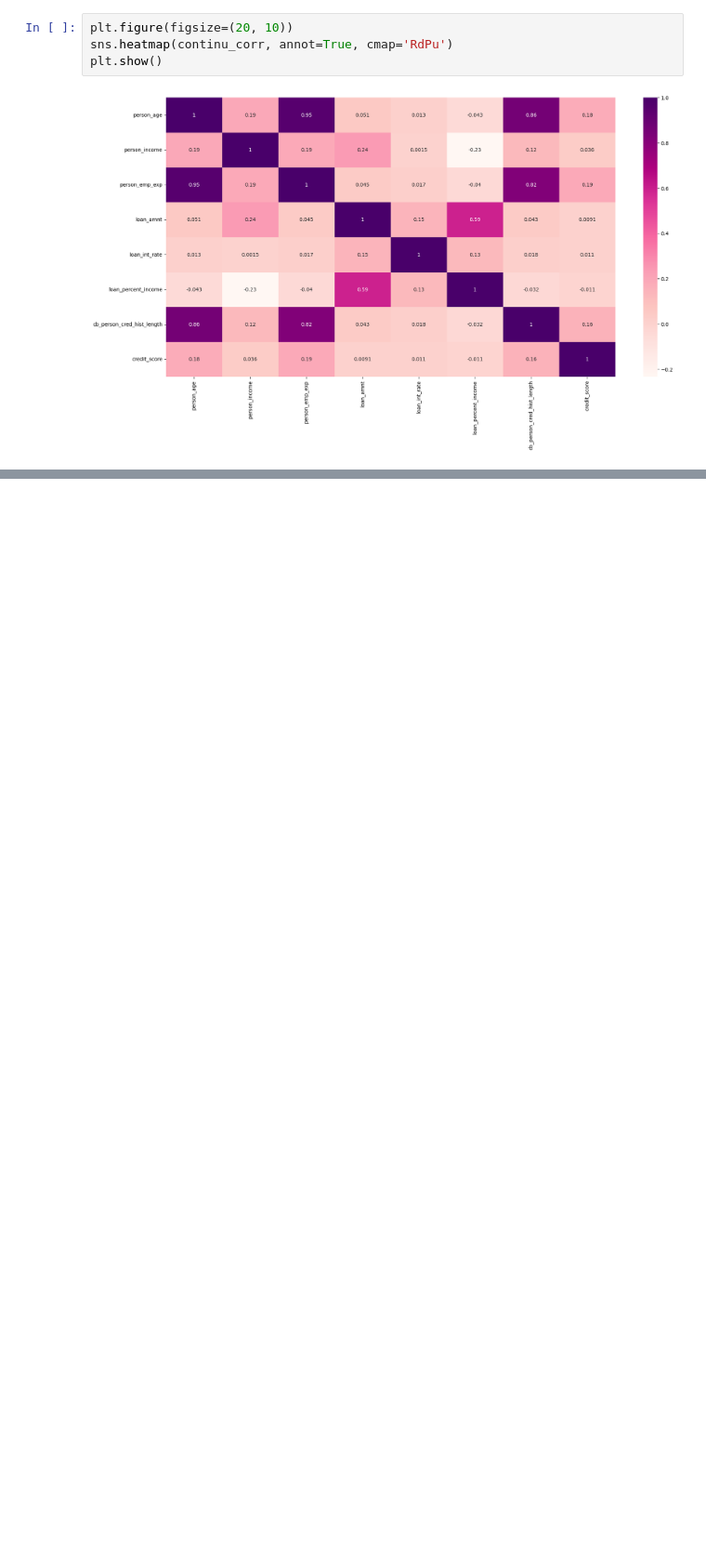
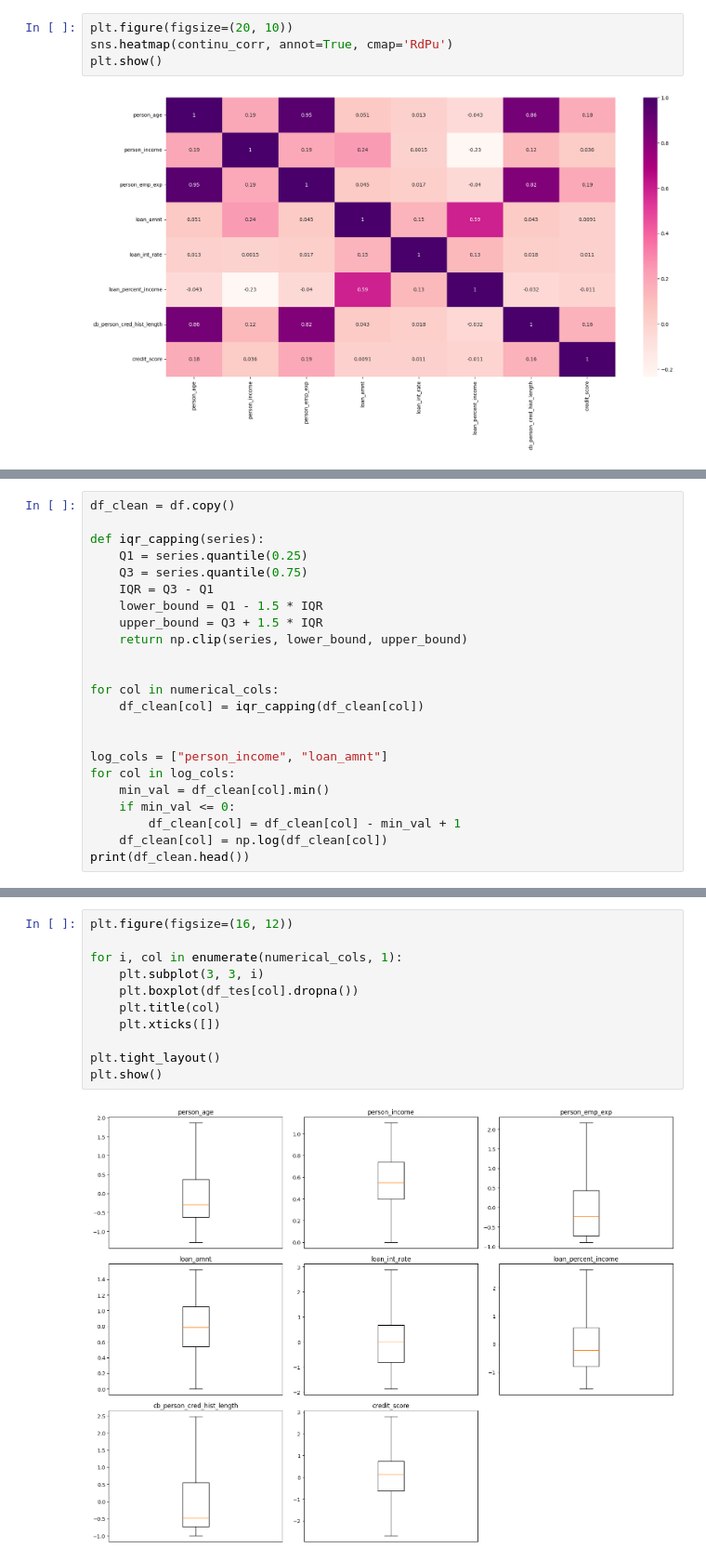
Before and after one commit to zaldiabdulhadi/eda-project-loan-dataset, a Jupyter notebook: EDA_Classification_and_Regression_Project.ipynb, the cells around one changed output, grey strips where cells are left out. Shown at 93% size. Saved outputs shown, nothing was run; the diff lists cells and outputs as text; blank space fills up the shorter version.

```diff
--- a/EDA_Classification_and_Regression_Project.ipynb
+++ b/EDA_Classification_and_Regression_Project.ipynb
@@ -114,0 +172,23 @@ plt.show()
+# %%
+df_clean = df.copy()
+
+def iqr_capping(series):
+    Q1 = series.quantile(0.25)
+    Q3 = series.quantile(0.75)
+    IQR = Q3 - Q1
+    lower_bound = Q1 - 1.5 * IQR
+    upper_bound = Q3 + 1.5 * IQR
+    return np.clip(series, lower_bound, upper_bound)
+
+
+for col in numerical_cols:
+    df_clean[col] = iqr_capping(df_clean[col])
+
+
+log_cols = ["person_income", "loan_amnt"]
+for col in log_cols:
+    min_val = df_clean[col].min()
+    if min_val <= 0:
+        df_clean[col] = df_clean[col] - min_val + 1
+    df_clean[col] = np.log(df_clean[col])
+print(df_clean.head())
@@ -114,0 +213,13 @@ plt.show()
+# %%
+plt.figure(figsize=(16, 12))
+
+for i, col in enumerate(numerical_cols, 1):
+    plt.subplot(3, 3, i)
+    plt.boxplot(df_tes[col].dropna())
+    plt.title(col)
+    plt.xticks([])
+
+plt.tight_layout()
+plt.show()
+# %% [output]
+[figure, added]
```
Also changed, not shown: parts of 29 cells of this notebook.
